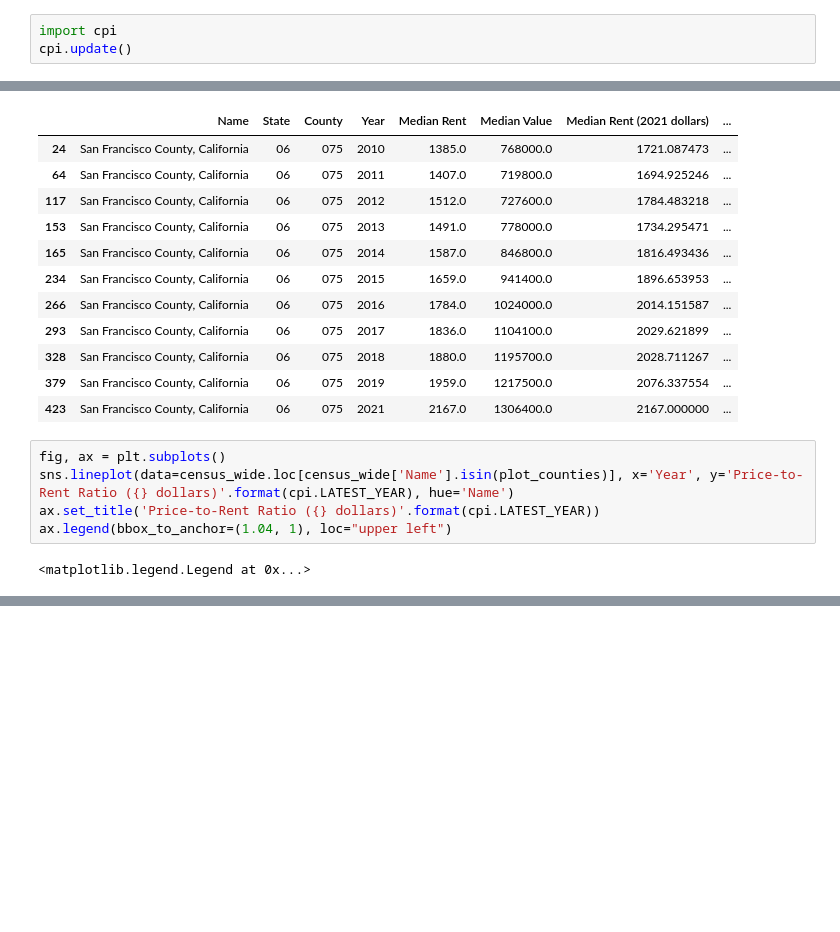
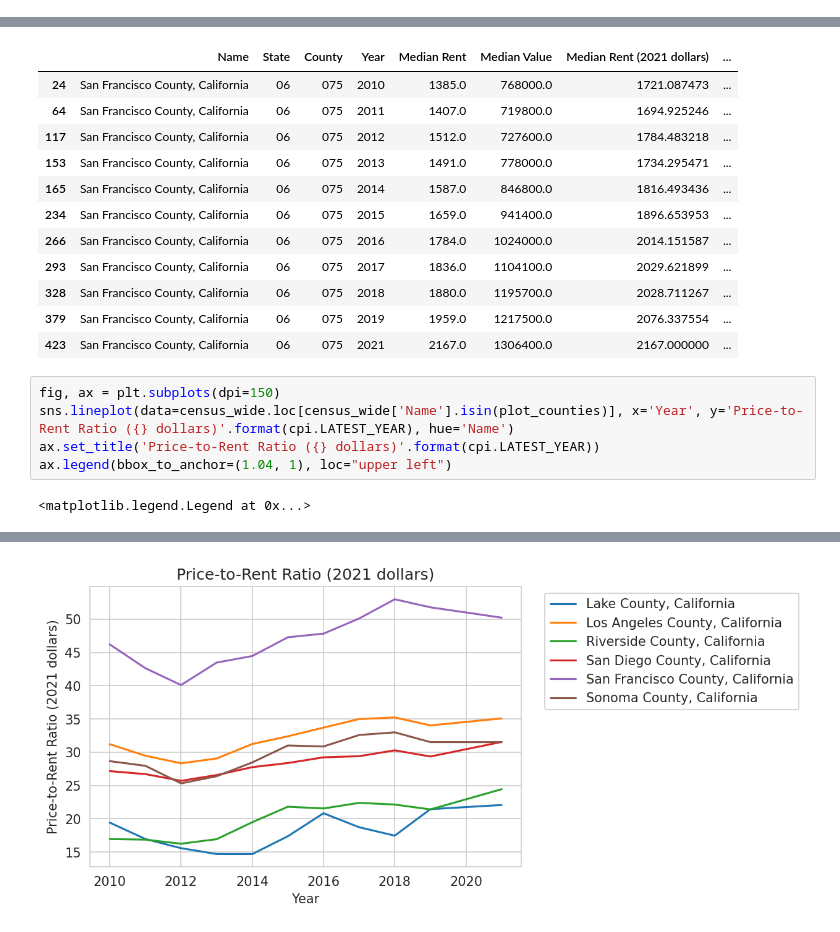
Before and after one commit to kylebarlow/housing_price_rent_ratio, a Jupyter notebook: housing_price_rent_ratio.ipynb, the cells around one changed output, grey strips where cells are left out. Drawn from its saved outputs; the diff is of its cells as text; blank space fills up the shorter version.

```diff
--- a/housing_price_rent_ratio.ipynb
+++ b/housing_price_rent_ratio.ipynb
@@ -100,6 +103,3 @@ for stat_name in census_data['Statistic'].drop_duplicates():
-# %%
-import cpi
-cpi.update()
 # %%
 census_wide = census_data[['Name', 'State', 'County', 'Year']].drop_duplicates()
 for stat_name in census_data['Statistic'].drop_duplicates():
@@ -124,7 +124,7 @@ census_wide.loc[census_wide['Name'] == 'San Francisco County, California'].sort_
 | 379 | San Francisco County, California | 06 | 075 | 2019 | 1959.0 | 1217500.0 | 2076.337554 | ... |
 | 423 | San Francisco County, California | 06 | 075 | 2021 | 2167.0 | 1306400.0 | 2167.000000 | ... |
 # %%
-fig, ax = plt.subplots()
+fig, ax = plt.subplots(dpi=150)
 sns.lineplot(data=census_wide.loc[census_wide['Name'].isin(plot_counties)], x='Year', y='Price-to-Rent Ratio ({} dollars)'.format(cpi.LATEST_YEAR), hue='Name')
 ax.set_title('Price-to-Rent Ratio ({} dollars)'.format(cpi.LATEST_YEAR))
 ax.legend(bbox_to_anchor=(1.04, 1), loc="upper left")
@@ -134,3 +133,4 @@ ax.legend(bbox_to_anchor=(1.04, 1), loc="upper left")
+[figure, added]
 # %%
 plot_county = 'San Francisco County, California'
 df = census_wide.loc[census_wide['Name'] == plot_county]
```
Also changed, not shown: parts of 4 cells of this notebook.
